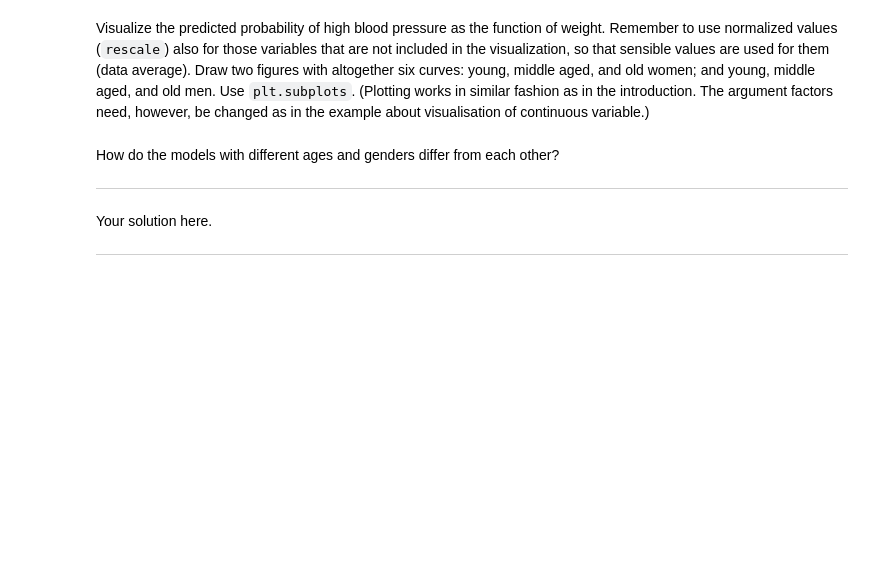
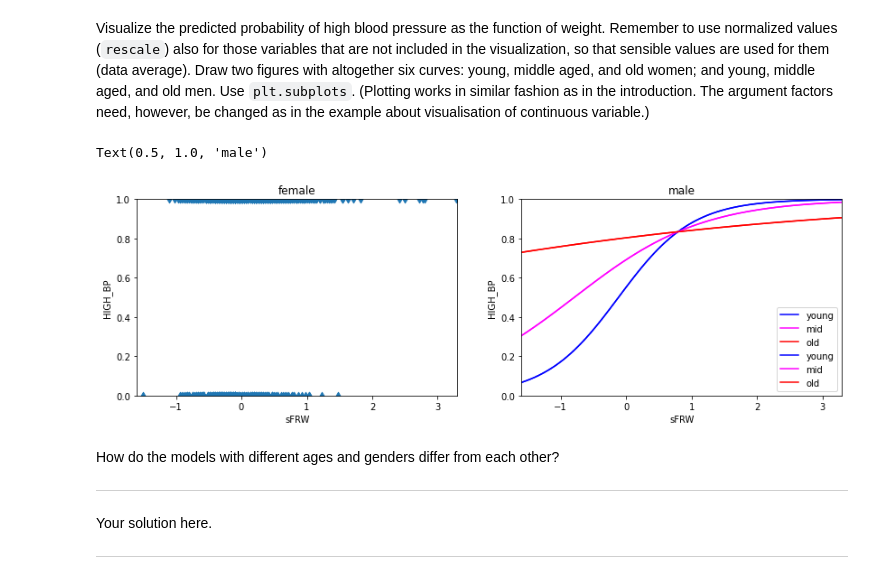
Before and after one commit to ngoubou/data_analysis_python_helsinki, a Jupyter notebook: week7_project/1_project_notebook_regression_analysis.ipynb, the cells around one changed output. Saved outputs shown, nothing was run; the diff lists cells and outputs as text; code cells hidden in the pictures; blank space fills up the shorter version.

```diff
--- a/week7_project/1_project_notebook_regression_analysis.ipynb
+++ b/week7_project/1_project_notebook_regression_analysis.ipynb
@@ -195,8 +195,8 @@ Add the `sAGE` variable and its interactions. Check the prediction accuracy of t
 # %%
 # exercise 10
 # Put your solution here!
-fit1 = smf.glm(formula="HIGH_BP ~ sFRW + SEX + SEX:sFRW + sAGE + sAGE:sFRW + sAGE:SEX", data=fram, family=sm.families.Binomial()).fit()
-error_rate = np.mean(((fit1.fittedvalues < 0.5) & fram.HIGH_BP) | ((fit1.fittedvalues > 0.5) & ~fram.HIGH_BP))
+fit = smf.glm(formula="HIGH_BP ~ sFRW + SEX + SEX:sFRW + sAGE + sAGE:sFRW + sAGE:SEX", data=fram, family=sm.families.Binomial()).fit()
+error_rate = np.mean(((fit.fittedvalues < 0.5) & fram.HIGH_BP) | ((fit.fittedvalues > 0.5) & ~fram.HIGH_BP))
 error_rate
 # %% [output]
 0.3278335724533716
@@ -212,3 +205,46 @@ def logistic(x):
+# %%
+# exercise 11
+
+def logistic(x):
+    return 1.0 / (1.0 + np.exp(-x))
+
+# Put your solution here!
+#fit = smf.glm(formula="HIGH_BP ~ sFRW + SEX + SEX:sFRW + sAGE + sAGE:sFRW + sAGE:SEX", data=fram, family=sm.families.Binomial()).fit()
+#fit2 = smf.glm(formula="HIGH_BP ~ sFRW + SEX + SEX:sFRW", data=fram, family=sm.families.Binomial()).fit()
+X = np.linspace(-2, 4, 100)
+p = fit.params
+#plt.plot(X, logistic(X*p.sFRW + p.Intercept), color="red", label="female")
+#plt.plot(X, logistic(X*(p.sFRW + p["SEX[T.male]:sFRW"]) + p["SEX[T.male]"] + p.Intercept), color="blue", label="male")
+
+fig, ax = plt.subplots(1,2, subplot_kw={"xlim": (-1.6, 3.3), "ylim": (0, 1), "xlabel": "sFRW", "ylabel": "HIGH_BP"}, figsize=(14, 4))
+#ax[0].scatter(fram.sFRW[(fram.SEX=="female") & (fram.sAGE < -0.5)], fram.SBP[(fram.SEX=="female") & (fram.sAGE < -0.5)])
+ax[0].scatter(fram.sFRW[fram.SEX=="female"], fram.HIGH_BP[fram.SEX=="female"], marker = "d")
+plt.plot(X, logistic(X*(p.sFRW - p["sAGE:sFRW"]) +(p.Intercept - p["sAGE"])), color="blue", label="young")
+plt.plot(X, logistic(X*p.sFRW + p.Intercept), color="magenta", label="mid")
+plt.plot(X, logistic(X*(p.sFRW + p["sAGE:sFRW"]) + (p.Intercept + p["sAGE"])), color="red", label="old")
+#plt.plot(X, logistic(X*(p.sFRW + p["SEX[T.male]:sFRW"] + p["sAGE:sFRW"]) + p["SEX[T.male]"] + p["sAGE"] + p["sAGE:SEX[T.male]"] +  p.Intercept), color="magenta", label="male")
+#plt.plot(X, logistic(X*p.sFRW + p.Intercept), color="magenta", label="mid")
+#plt.plot(X, logistic(X*p.sFRW + p.Intercept), color="red", label="old")
+#abline_plot(intercept = p.Intercept - p["sAGE"], slope = p.sFRW - p["sAGE:sFRW"], color="blue", label="low", ax=ax)
+#abline_plot(intercept = p.Intercept, slope = p.sFRW, color="magenta", label="mid", ax=ax)
+#abline_plot(intercept = p.Intercept + p["sAGE"], slope = p.sFRW + p["sAGE:sFRW"], color="red", label="old", ax=ax)
+#plt.legend()
+ax[0].set_title("female")
+#X = np.linspace(-2, 4, 100)
+ax[1].scatter(fram.sFRW[fram.SEX=="male"], fram.HIGH_BP[fram.SEX=="male"], marker = "d")
+plt.plot(X, logistic(X*(p.sFRW - p["sAGE:sFRW"]) +(p.Intercept - p["sAGE"])), color="blue", label="young")
+plt.plot(X, logistic(X*p.sFRW + p.Intercept), color="magenta", label="mid")
+plt.plot(X, logistic(X*(p.sFRW + p["sAGE:sFRW"]) + (p.Intercept + p["sAGE"])), color="red", label="old")
+plt.legend()
+#ax[1].scatter(fram.sFRW[(fram.SEX=="male") & (fram.sAGE > -0.5) & (fram.sAGE < 0.5)], fram.SBP[(fram.SEX=="male") & (fram.sAGE > -0.5) & (fram.sAGE < 0.5)])
+#abline_plot(p.Intercept, p.sFRW, color="magenta", label="mid", ax=ax[1])
+ax[1].set_title("male")
+#ax[2].scatter(fram.sFRW[(fram.SEX=="female") & (fram.sAGE > 0.5)], fram.SBP[(fram.SEX=="female") & (fram.sAGE > 0.5)])
+#abline_plot(p.Intercept + p["sAGE"], p.sFRW + p["sAGE:sFRW"], color="red", label="high", ax=ax[2])
+#ax[2].set_title("female, high CHOL")
+# %% [output]
+Text(0.5, 1.0, 'male')
+[figure, added]
 # %% [markdown]
 How do the models with different ages and genders differ from each other?
 
```
Also changed, not shown: parts of 2 cells of this notebook.
